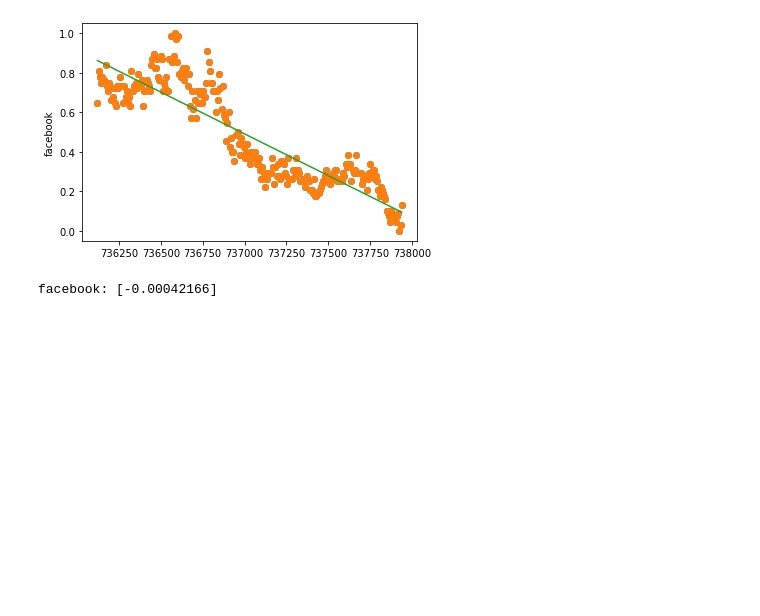
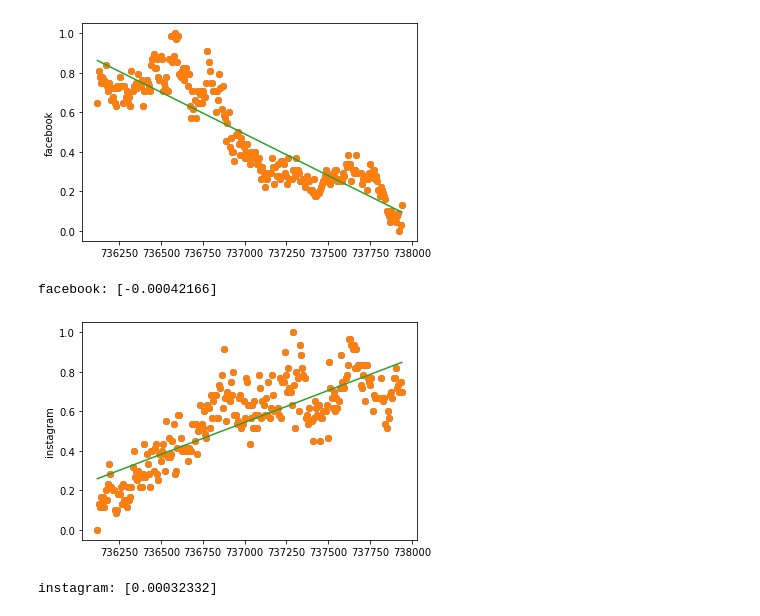
Before and after one commit to cjfghk5697/Marketing_analysis, a Jupyter notebook: scripts/marketing.ipynb, the cells around one changed output. Saved outputs shown, nothing was run; the diff lists cells and outputs as text; code cells hidden in the pictures; blank space fills up the shorter version.

```diff
--- a/scripts/marketing.ipynb
+++ b/scripts/marketing.ipynb
@@ -74,3 +74,23 @@ print("facebook:",line_fitter.coef_)
 # %% [output]
 [figure]
 facebook: [-0.00042166]
+# %%
+df = pd.read_csv("https://raw.githubusercontent.com/cjfghk5697/Marketing_analysis/main/csv/instagram.csv")
+X= df["week"]
+y = df["instagram"]
+X=pd.to_datetime(X)
+
+X=X.map(dt.datetime.toordinal)
+
+y=min_max_normalize(y)
+plt.plot(X, y, 'o')
+plt.ylabel("instagram")
+line_fitter = LinearRegression()
+line_fitter.fit(X.values.reshape(-1,1), y)
+plt.plot(X, y, 'o')
+plt.plot(X,line_fitter.predict(X.values.reshape(-1,1)))
+plt.show()
+print("instagram:",line_fitter.coef_)
+# %% [output]
+[figure, added]
+instagram: [0.00032332]
```
